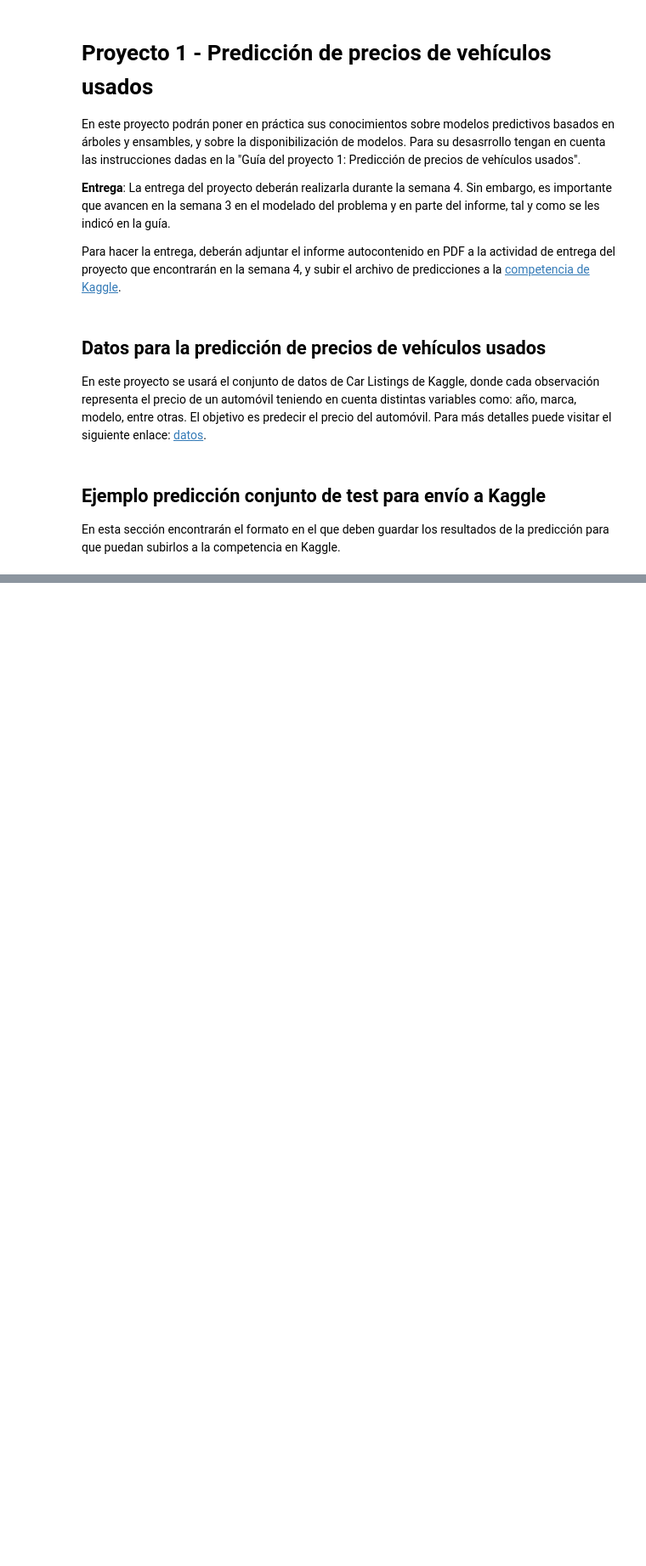
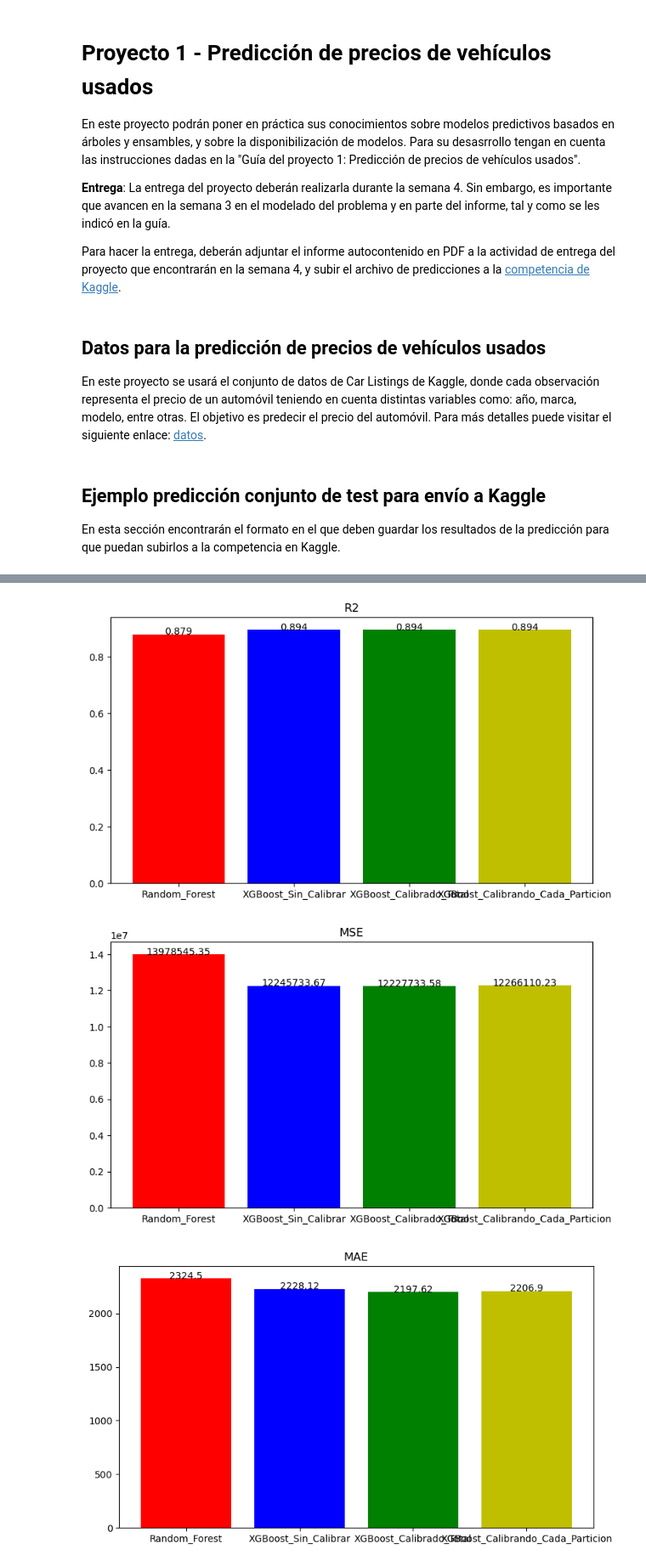
Before and after one commit to christiansakerb/ML_PLN, a Jupyter notebook: Semana 3/S3P1_proyecto1.ipynb, the cells around one changed output, grey strips where cells are left out. Shown at 85% size. Drawn from its saved outputs; the diff is of its cells as text; code cells hidden in the pictures; blank space fills up the shorter version.

```diff
--- a/Semana 3/S3P1_proyecto1.ipynb
+++ b/Semana 3/S3P1_proyecto1.ipynb
@@ -248,0 +574,3 @@ y_pred.head()
+# %%
+Xgboost_Calibrado_particion_individual_metricas_Total_dff = pd.DataFrame(Xgboost_calibrado_particion_individual_metricas).T.rename(columns={0:'R2',1:'MSE',2:'MAE',3:'MAPE'})
+Xgboost_Calibrado_particion_individual_metricas_Total_dff
@@ -248,0 +589,20 @@ y_pred.head()
+# %%
+predictores_comparar = {'Xgboost_metricas_Total_dff':Xgboost_predictores,
+               'Random_Forest_metricas_Total_dff':rf_predictores,
+               'Xgboost_Calibrado_metricas_Total_dff':Xgboost_calibrado_predictores,
+               'Xgboost_Calibrado_particion_individual_metricas_Total_dff':Xgboost_calibrado_particion_individual_predictores
+                }
+modelos = [Xgboost_metricas_Total_dff,Random_Forest_metricas_Total_dff,Xgboost_Calibrado_metricas_Total_dff,Xgboost_Calibrado_particion_individual_metricas_Total_dff]
+modelos_nombre = ['Xgboost_metricas_Total_dff',
+           'Random_Forest_metricas_Total_dff',
+           'Xgboost_Calibrado_metricas_Total_dff',
+           'Xgboost_Calibrado_particion_individual_metricas_Total_dff']
+modelos_concatenado = []
+for i in modelos:
+    modelos_concatenado.append(i['MAPE'].to_numpy())
+metricas_por_particiones_por_Predictor = pd.DataFrame(modelos_concatenado,index=modelos_nombre)
+
+Modelo_Escogido = {}
+for i in metricas_por_particiones_por_Predictor.columns:
+    Modelo_Escogido[Particiones[i]]=predictores_comparar[metricas_por_particiones_por_Predictor[i].sort_values(ascending=True).reset_index().iloc[0]['index']][Particiones[i]]
+Modelo_Escogido
@@ -248,0 +684,10 @@ y_pred.head()
+# %%
+
+Nombres_Modelos= ['Random_Forest','XGBoost_Sin_Calibrar','XGBoost_Calibrado_Total','XGBoost_Calibrando_Cada_Particion']
+
+Data_Comparacion = pd.DataFrame([Random_Forest_metricas_Total,
+                                 Xgboost_metricas_Total,
+                                 Xgboost_Calibrado_metricas_Total,
+                                 Xgboost_Calibrado_particion_individual_metricas_Total]
+             ,index=Nombres_Modelos,columns=['R2','MSE','MAE','MAPE'])
+Data_Comparacion
@@ -248,0 +700,14 @@ y_pred.head()
+# %%
+for i in Data_Comparacion.columns:
+    plt.figure(figsize=(9,5))
+    colores = ['r','b','g','y']
+    plt.bar(x=Data_Comparacion.index,height=Data_Comparacion[i],color=colores)
+    for k in np.arange(len(Data_Comparacion.columns)):
+        plt.text(x=Data_Comparacion.index.tolist()[k],y=Data_Comparacion[i][k],s=round(Data_Comparacion[i][k],3),
+                 ha='center')
+    plt.title(i)
+    plt.show()
+# %% [output]
+[figure, added]
+[figure, added]
+[figure, added]
```
Also changed, not shown: parts of 61 cells of this notebook, 31 other files.
